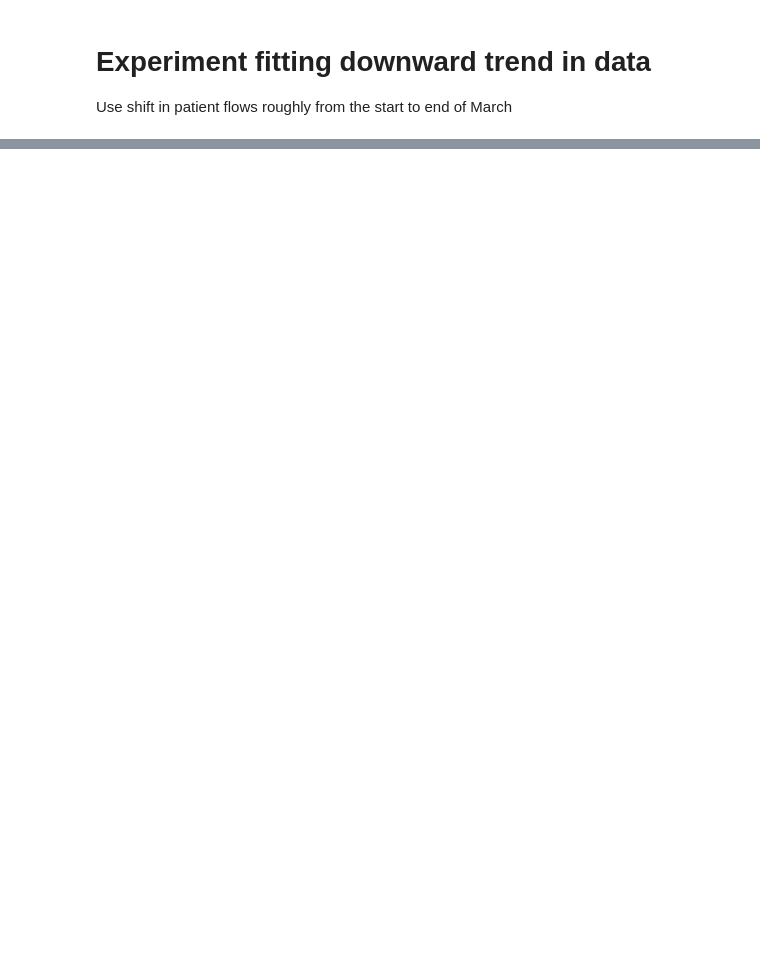
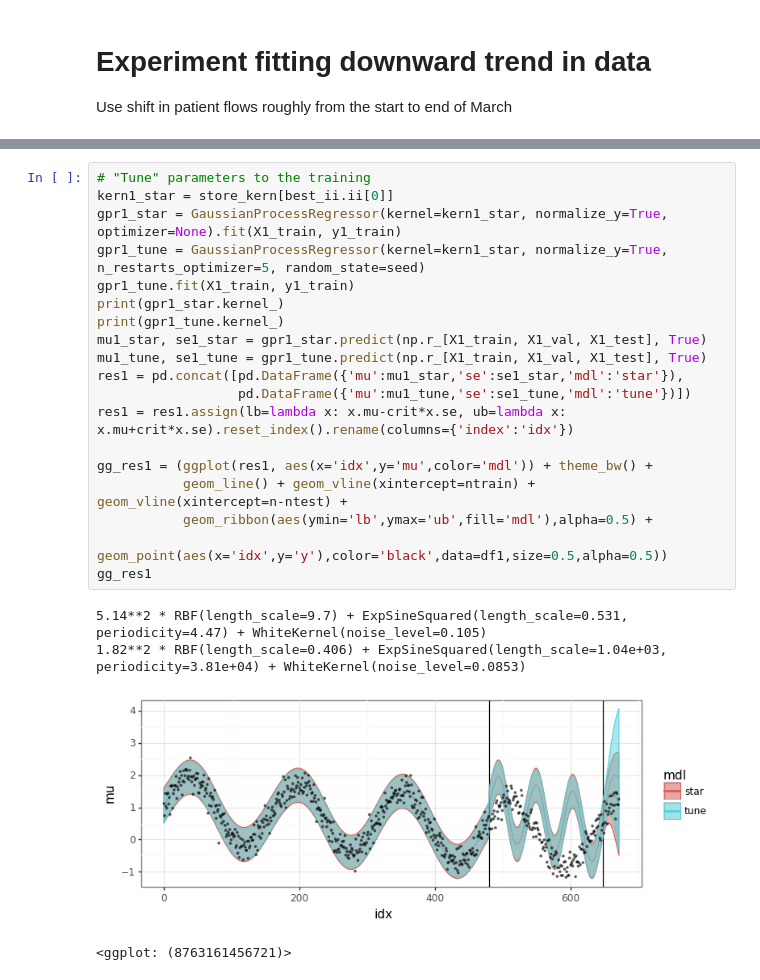
Before and after one commit to saiborra1979/EDCensus, a Jupyter notebook: explore_np.ipynb, the cells around one changed output, grey strips where cells are left out. Cells and saved outputs as stored; diff of their text form; blank space fills up the shorter version.

```diff
--- a/explore_np.ipynb
+++ b/explore_np.ipynb
@@ -4,0 +111,24 @@ Use shift in patient flows roughly from the start to end of March
+# %%
+# "Tune" parameters to the training
+kern1_star = store_kern[best_ii.ii[0]]
+gpr1_star = GaussianProcessRegressor(kernel=kern1_star, normalize_y=True, optimizer=None).fit(X1_train, y1_train)
+gpr1_tune = GaussianProcessRegressor(kernel=kern1_star, normalize_y=True, n_restarts_optimizer=5, random_state=seed)
+gpr1_tune.fit(X1_train, y1_train)
+print(gpr1_star.kernel_)
+print(gpr1_tune.kernel_)
+mu1_star, se1_star = gpr1_star.predict(np.r_[X1_train, X1_val, X1_test], True)
+mu1_tune, se1_tune = gpr1_tune.predict(np.r_[X1_train, X1_val, X1_test], True)
+res1 = pd.concat([pd.DataFrame({'mu':mu1_star,'se':se1_star,'mdl':'star'}),
+                  pd.DataFrame({'mu':mu1_tune,'se':se1_tune,'mdl':'tune'})])
+res1 = res1.assign(lb=lambda x: x.mu-crit*x.se, ub=lambda x: x.mu+crit*x.se).reset_index().rename(columns={'index':'idx'})
+
+gg_res1 = (ggplot(res1, aes(x='idx',y='mu',color='mdl')) + theme_bw() +
+           geom_line() + geom_vline(xintercept=ntrain) + geom_vline(xintercept=n-ntest) +
+           geom_ribbon(aes(ymin='lb',ymax='ub',fill='mdl'),alpha=0.5) +
+           geom_point(aes(x='idx',y='y'),color='black',data=df1,size=0.5,alpha=0.5))
+gg_res1
+# %% [output]
+5.14**2 * RBF(length_scale=9.7) + ExpSineSquared(length_scale=0.531, periodicity=4.47) + WhiteKernel(noise_level=0.105)
+1.82**2 * RBF(length_scale=0.406) + ExpSineSquared(length_scale=1.04e+03, periodicity=3.81e+04) + WhiteKernel(noise_level=0.0853)
+[figure, added]
+<ggplot: (8763161456721)>
```
Also changed, not shown: parts of 22 cells of this notebook, 3 other files.
